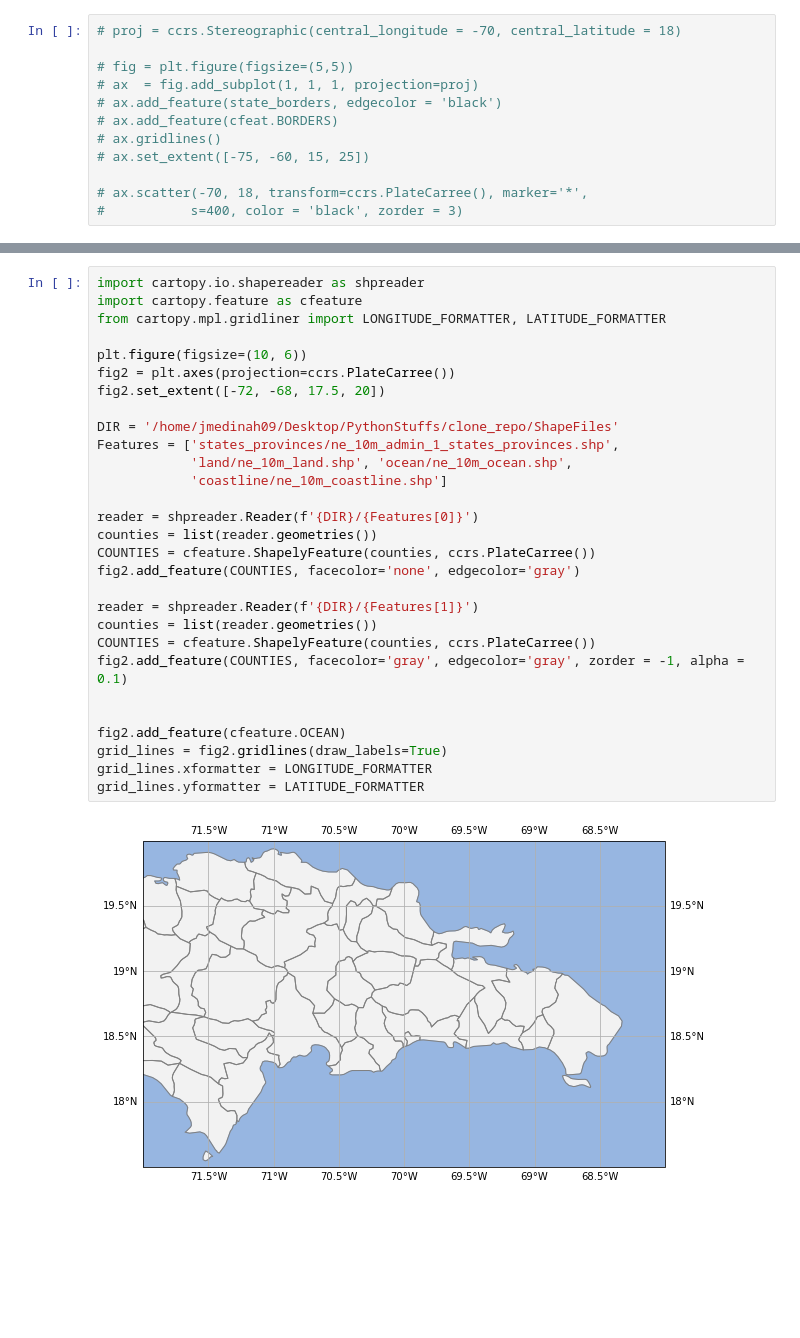
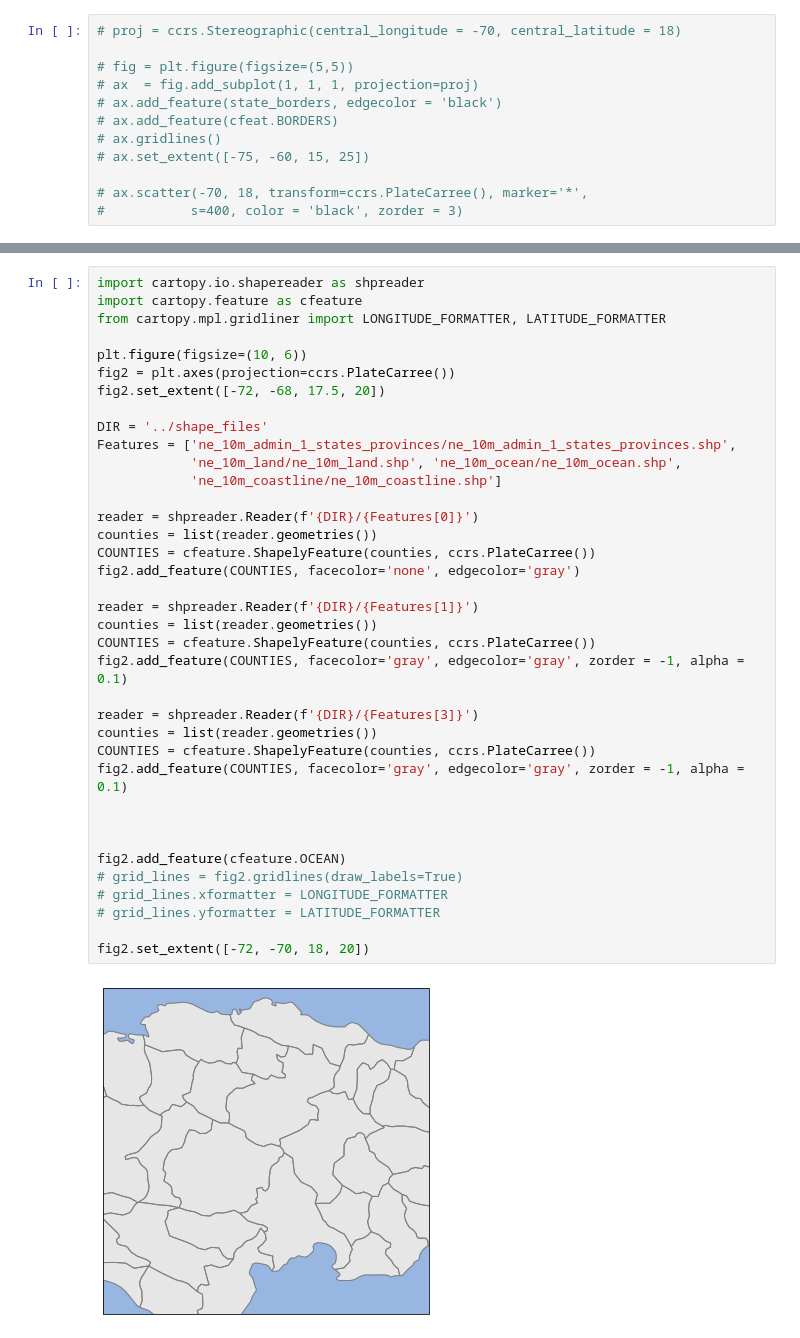
Before and after one commit to jmedinah09/UnidataProjects, a Jupyter notebook: GeoSpationalAnalysisTutorials/CartopyTutorials.ipynb, the cells around one changed output, grey strips where cells are left out. Cells and saved outputs as stored; diff of their text form; blank space fills up the shorter version.

```diff
--- a/GeoSpationalAnalysisTutorials/CartopyTutorials.ipynb
+++ b/GeoSpationalAnalysisTutorials/CartopyTutorials.ipynb
@@ -58,31 +58,39 @@ fig
 # %%
 import cartopy.io.shapereader as shpreader
 import cartopy.feature as cfeature
 from cartopy.mpl.gridliner import LONGITUDE_FORMATTER, LATITUDE_FORMATTER
 
 plt.figure(figsize=(10, 6))
 fig2 = plt.axes(projection=ccrs.PlateCarree())
 fig2.set_extent([-72, -68, 17.5, 20])
 
-DIR = '/home/jmedinah09/Desktop/PythonStuffs/clone_repo/ShapeFiles'
-Features = ['states_provinces/ne_10m_admin_1_states_provinces.shp',
-            'land/ne_10m_land.shp', 'ocean/ne_10m_ocean.shp',
-            'coastline/ne_10m_coastline.shp']
+DIR = '../shape_files'
+Features = ['ne_10m_admin_1_states_provinces/ne_10m_admin_1_states_provinces.shp',
+            'ne_10m_land/ne_10m_land.shp', 'ne_10m_ocean/ne_10m_ocean.shp',
+            'ne_10m_coastline/ne_10m_coastline.shp']
 
 reader = shpreader.Reader(f'{DIR}/{Features[0]}')
 counties = list(reader.geometries())
 COUNTIES = cfeature.ShapelyFeature(counties, ccrs.PlateCarree())
 fig2.add_feature(COUNTIES, facecolor='none', edgecolor='gray')
 
 reader = shpreader.Reader(f'{DIR}/{Features[1]}')
 counties = list(reader.geometries())
 COUNTIES = cfeature.ShapelyFeature(counties, ccrs.PlateCarree())
 fig2.add_feature(COUNTIES, facecolor='gray', edgecolor='gray', zorder = -1, alpha = 0.1)
 
+reader = shpreader.Reader(f'{DIR}/{Features[3]}')
+counties = list(reader.geometries())
+COUNTIES = cfeature.ShapelyFeature(counties, ccrs.PlateCarree())
+fig2.add_feature(COUNTIES, facecolor='gray', edgecolor='gray', zorder = -1, alpha = 0.1)
+
+
 
 fig2.add_feature(cfeature.OCEAN)
-grid_lines = fig2.gridlines(draw_labels=True)
-grid_lines.xformatter = LONGITUDE_FORMATTER
-grid_lines.yformatter = LATITUDE_FORMATTER
+# grid_lines = fig2.gridlines(draw_labels=True)
+# grid_lines.xformatter = LONGITUDE_FORMATTER
+# grid_lines.yformatter = LATITUDE_FORMATTER
+
+fig2.set_extent([-72, -70, 18, 20])
 # %% [output]
-[figure, old version]
+[figure, new version]
```
Also changed, not shown: parts of 3 cells of this notebook, 4 other files.
